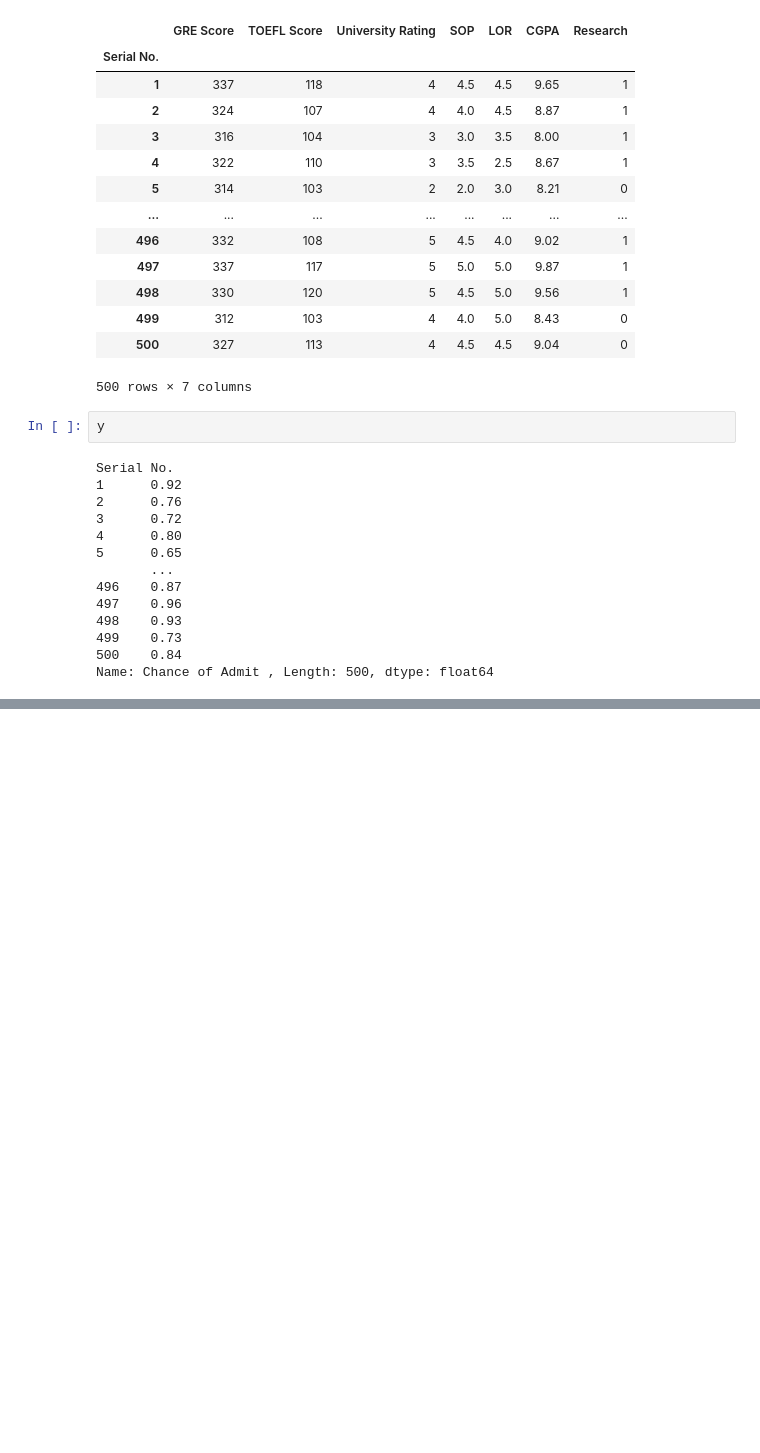
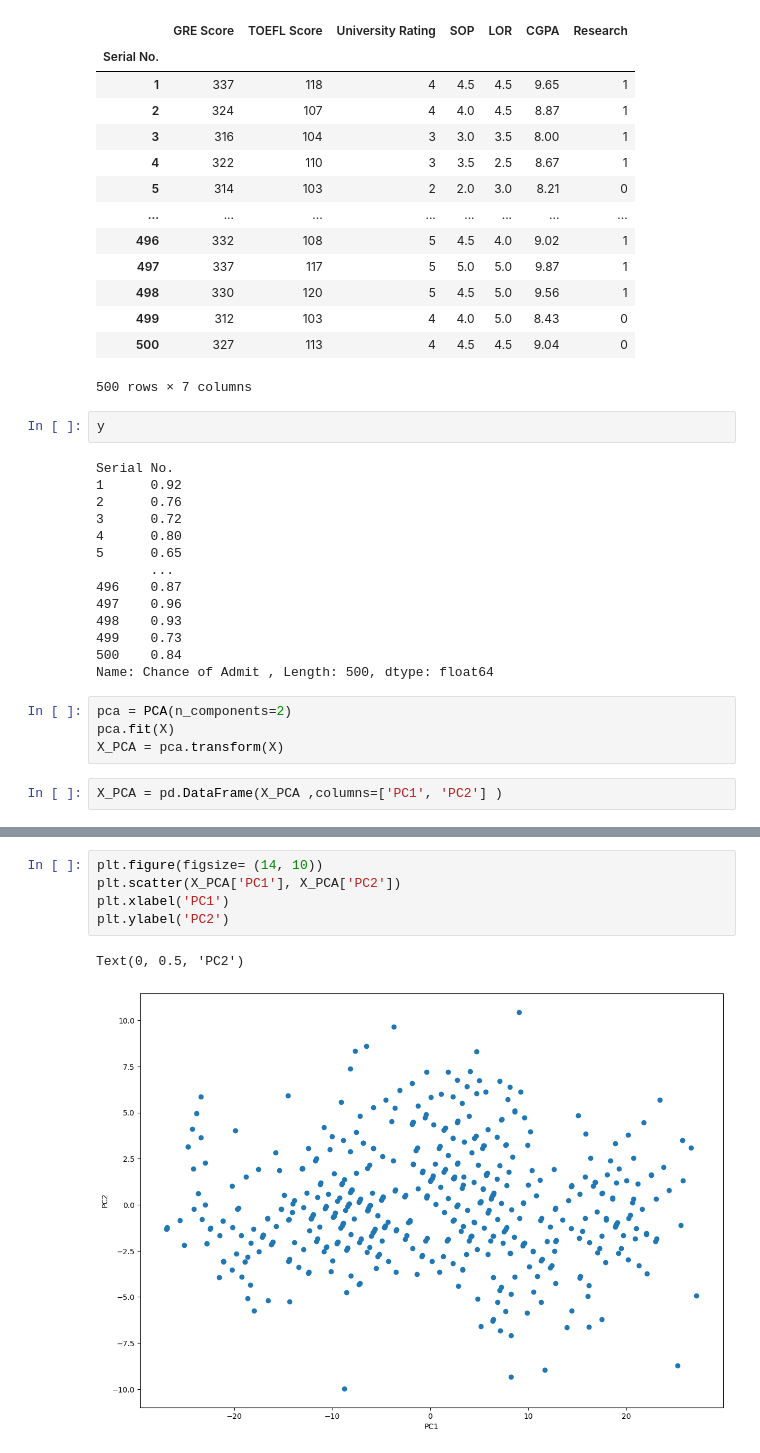
Before and after one commit to Rishiraj-singh7/Student-College-Admissions, a Jupyter notebook: main.ipynb, the cells around one changed output, grey strips where cells are left out. Saved outputs shown, nothing was run; the diff lists cells and outputs as text; blank space fills up the shorter version.

Commit message:
PCA graph

```diff
--- a/main.ipynb
+++ b/main.ipynb
@@ -64,3 +64,9 @@ Serial No.
 499    0.73
 500    0.84
 Name: Chance of Admit , Length: 500, dtype: float64
+# %%
+pca = PCA(n_components=2)
+pca.fit(X)
+X_PCA = pca.transform(X)
+# %%
+X_PCA = pd.DataFrame(X_PCA ,columns=['PC1', 'PC2'] )
@@ -66,0 +89,8 @@ Name: Chance of Admit , Length: 500, dtype: float64
+# %%
+plt.figure(figsize= (14, 10))
+plt.scatter(X_PCA['PC1'], X_PCA['PC2'])
+plt.xlabel('PC1')
+plt.ylabel('PC2')
+# %% [output]
+Text(0, 0.5, 'PC2')
+[figure, added]
```
Also changed, not shown: parts of 2 cells of this notebook.
